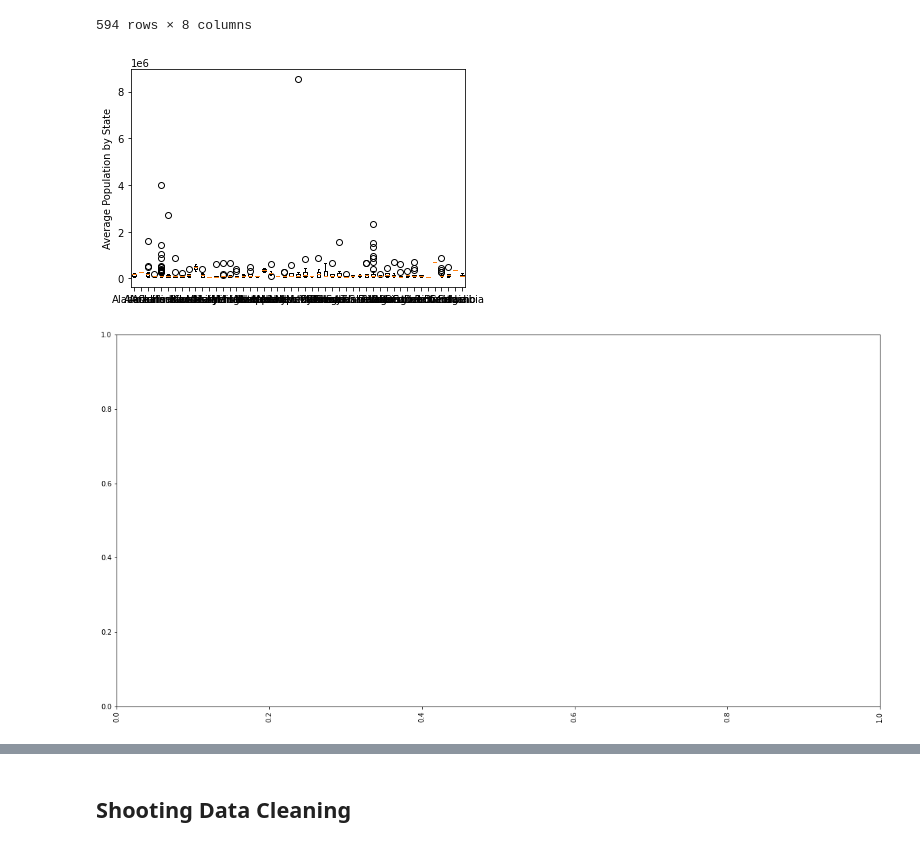
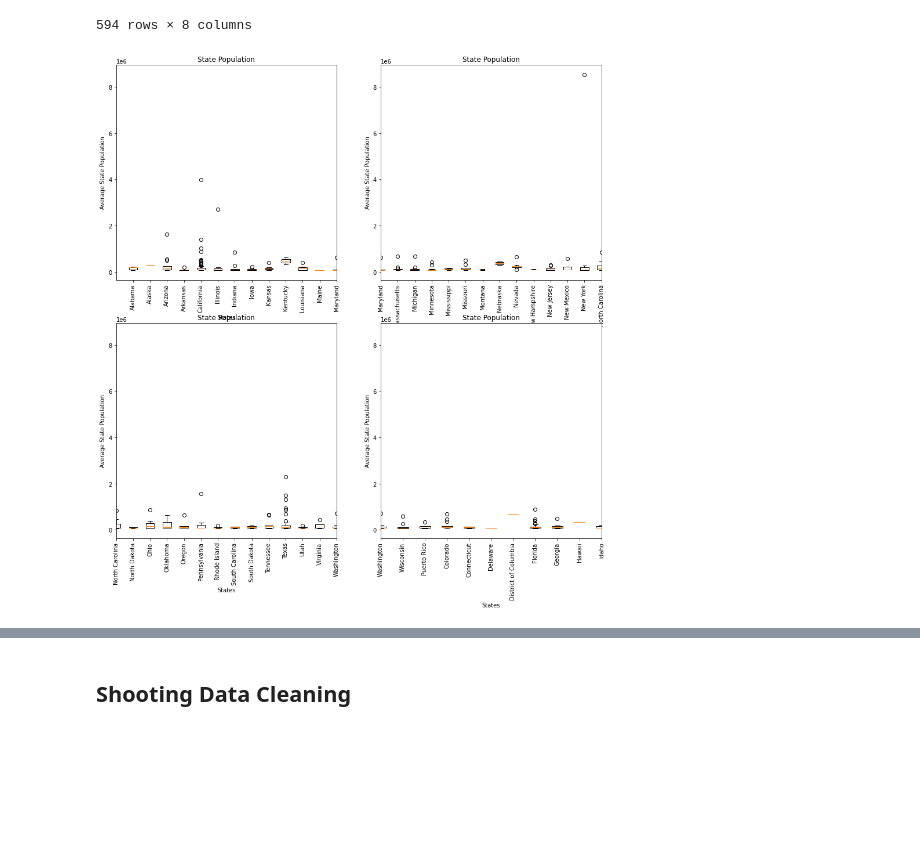
Before and after one commit to szerpa17/fatal-police-shootings, a Jupyter notebook: DataExploration.ipynb, the cells around one changed output, grey strips where cells are left out. Drawn from its saved outputs; the diff is of its cells as text; code cells hidden in the pictures; blank space fills up the shorter version.

Commit message:
added boxplots

```diff
--- a/DataExploration.ipynb
+++ b/DataExploration.ipynb
@@ -202,12 +203,46 @@ state_pop_data = []
 for state in state_list:
     state_series = clean_df.loc[clean_df["state"] == state, 'Average']
     state_pop_data.append(state_series)
-# %%
-plt.boxplot(state_pop_data, labels=state_list)
-plt.ylabel('Average Population by State')
-plt.figure(figsize=(20,10))
-plt.xticks(rotation=90)
-plt.show()
-# %% [output]
-[figure, removed]
-[figure, removed]
+# %%
+# Multiplot View
+fig, axs = plt.subplots(2,2, figsize=(15,15))
+
+# Plot 1
+axs[0, 0].boxplot(state_pop_data, labels=state_list)
+axs[0, 0].set_title('State Population')
+axs[0, 0].set_xlim(0, 13)
+#axs[0, 0].set_ylim(0, 4800000)
+
+# Plot 2
+axs[0, 1].boxplot(state_pop_data, labels=state_list)
+axs[0, 1].set_title('State Population')
+axs[0, 1].set_xlim(13, 26)
+#axs[0, 1].set_ylim(0, 4000000)
+
+# Plot 3
+axs[1, 0].boxplot(state_pop_data, labels=state_list)
+axs[1, 0].set_title('State Population')
+axs[1, 0].set_xlim(26, 39)
+#axs[1, 0].set_ylim(0, 4000000)
+
+# Plot 4
+axs[1, 1].boxplot(state_pop_data, labels=state_list)
+axs[1, 1].set_title('State Population')
+axs[1, 1].set_xlim(39,49)
+#axs[1, 1].set_ylim(0, 4000000)
+
+
+# Assign Labels
+for ax in axs.flat:
+    ax.set(xlabel='States', ylabel='Average State Population')
+
+
+# Hide x labels and tick labels for top plots and y ticks for right plots.
+# for ax in axs.flat:
+#     ax.label_outer()
+
+for ax in fig.axes:
+    plt.sca(ax)
+    plt.xticks(rotation=90)
+# %% [output]
+[figure, added]
```
Also changed, not shown: parts of 2 cells of this notebook, 1 other file.
